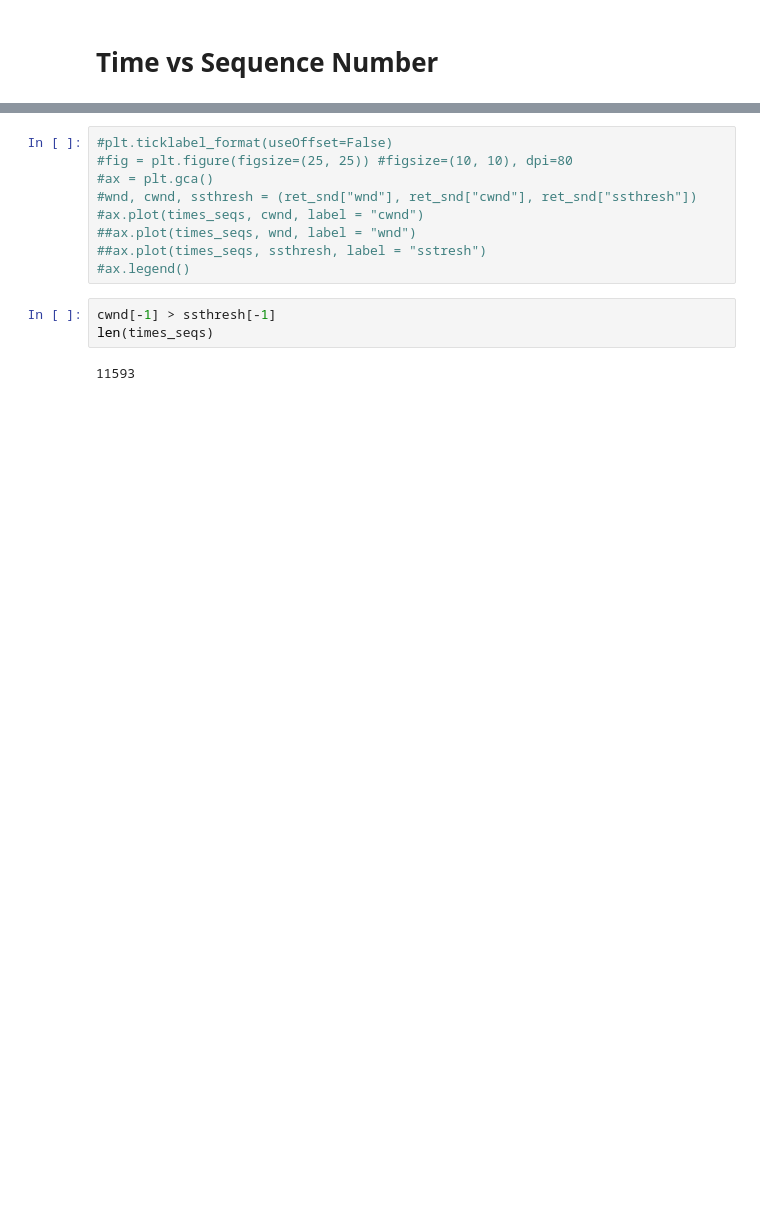
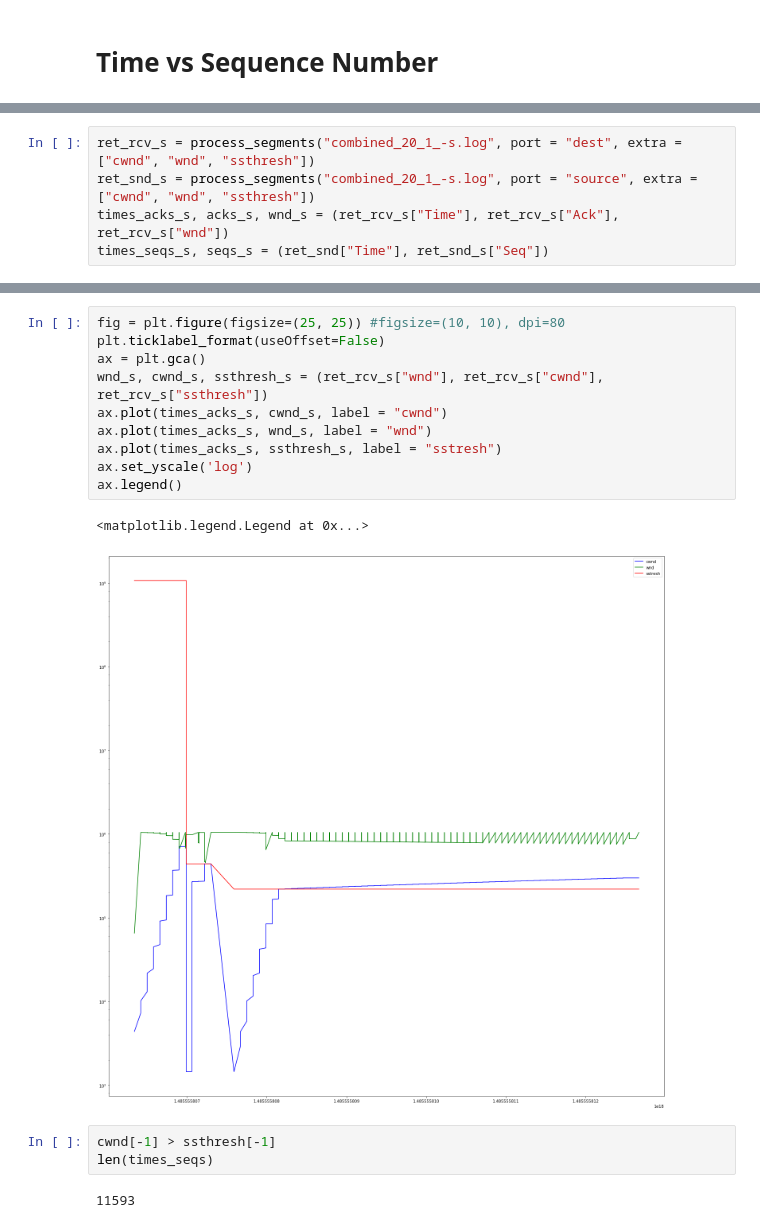
Before and after one commit to Michael137/os, a Jupyter notebook: l41-labs/lab3/lab3.ipynb, the cells around one changed output, grey strips where cells are left out. Cells and saved outputs as stored; diff of their text form; blank space fills up the shorter version.

```diff
--- a/l41-labs/lab3/lab3.ipynb
+++ b/l41-labs/lab3/lab3.ipynb
@@ -638,5 +587,10 @@ ret_snd = process_segments("combined_0.log", port = "source", extra = ["cwnd", "
 times_acks, acks, wnd = (ret_rcv["Time"], ret_rcv["Ack"], ret_rcv["wnd"])
 times_seqs, seqs = (ret_snd["Time"], ret_snd["Seq"])
+# %%
+ret_rcv_s = process_segments("combined_20_1_-s.log", port = "dest", extra = ["cwnd", "wnd", "ssthresh"])
+ret_snd_s = process_segments("combined_20_1_-s.log", port = "source", extra = ["cwnd", "wnd", "ssthresh"])
+times_acks_s, acks_s, wnd_s = (ret_rcv_s["Time"], ret_rcv_s["Ack"], ret_rcv_s["wnd"])
+times_seqs_s, seqs_s = (ret_snd["Time"], ret_snd_s["Seq"])
 # %%
 fig = plt.figure(figsize=(25, 25)) #figsize=(10, 10), dpi=80
 plt.ticklabel_format(useOffset=False)
@@ -668,12 +622,16 @@ ax.legend()
 # %%
-#plt.ticklabel_format(useOffset=False)
-#fig = plt.figure(figsize=(25, 25)) #figsize=(10, 10), dpi=80
-#ax = plt.gca()
-#wnd, cwnd, ssthresh = (ret_snd["wnd"], ret_snd["cwnd"], ret_snd["ssthresh"])
-#ax.plot(times_seqs, cwnd, label = "cwnd")
-##ax.plot(times_seqs, wnd, label = "wnd")
-##ax.plot(times_seqs, ssthresh, label = "sstresh")
-#ax.legend()
+fig = plt.figure(figsize=(25, 25)) #figsize=(10, 10), dpi=80
+plt.ticklabel_format(useOffset=False)
+ax = plt.gca()
+wnd_s, cwnd_s, ssthresh_s = (ret_rcv_s["wnd"], ret_rcv_s["cwnd"], ret_rcv_s["ssthresh"])
+ax.plot(times_acks_s, cwnd_s, label = "cwnd")
+ax.plot(times_acks_s, wnd_s, label = "wnd")
+ax.plot(times_acks_s, ssthresh_s, label = "sstresh")
+ax.set_yscale('log')
+ax.legend()
+# %% [output]
+<matplotlib.legend.Legend at 0x...>
+[figure, added]
 # %%
 cwnd[-1] > ssthresh[-1]
 len(times_seqs)
```
Also changed, not shown: parts of 12 cells of this notebook.
